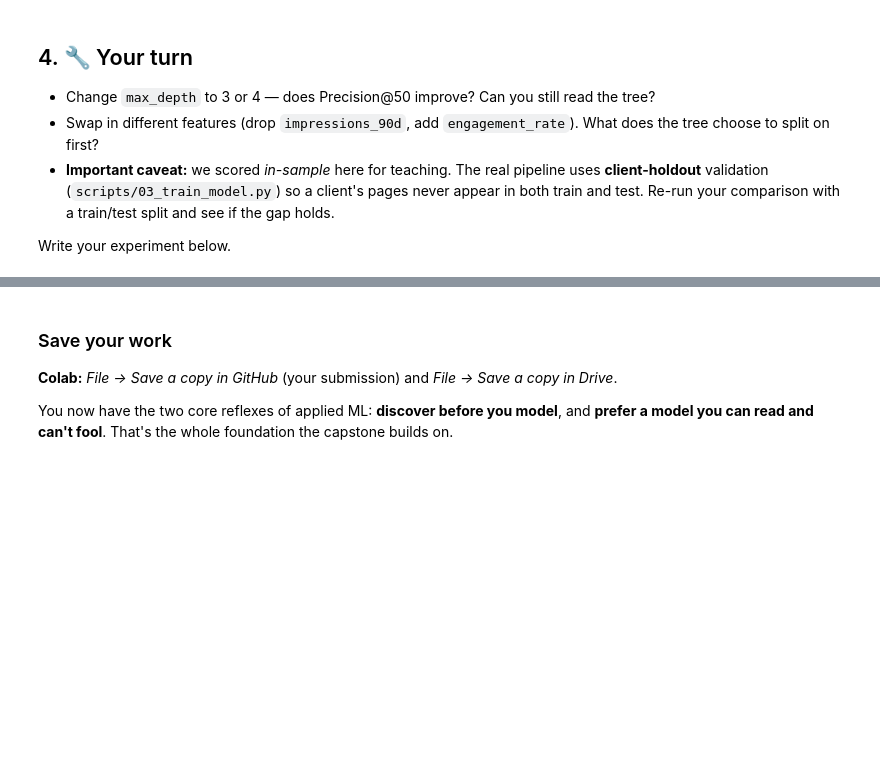
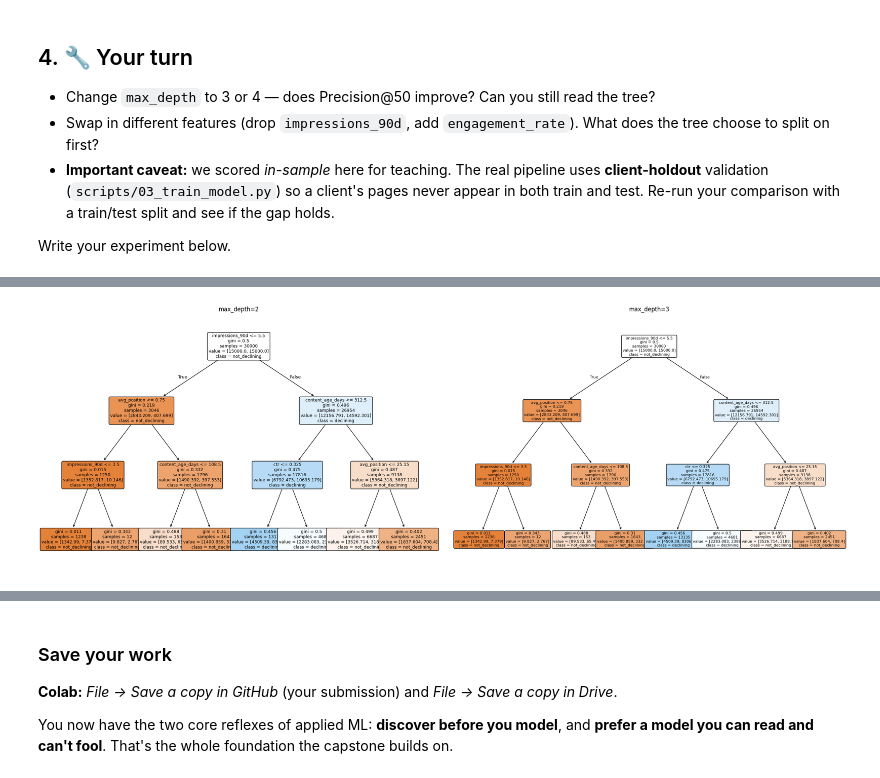
Before and after one commit to imatiq/ML_Internship, a Jupyter notebook: notebooks/02_your_first_readable_model.ipynb, the cells around one changed output, grey strips where cells are left out. Saved outputs shown, nothing was run; the diff lists cells and outputs as text; code cells hidden in the pictures; blank space fills up the shorter version.

```diff
--- a/notebooks/02_your_first_readable_model.ipynb
+++ b/notebooks/02_your_first_readable_model.ipynb
@@ -104,0 +223,15 @@ Write your experiment below.
+# %%
+fig, axes = plt.subplots(1, 2, figsize=(24, 8))
+
+plot_tree(tree, feature_names=features, class_names=["not_declining", "declining"],
+          filled=True, rounded=True, fontsize=9, ax=axes[0])
+axes[0].set_title("max_depth=2")
+
+plot_tree(tree_d3, feature_names=features, class_names=["not_declining", "declining"],
+          filled=True, rounded=True, fontsize=8, ax=axes[1])
+axes[1].set_title("max_depth=3")
+
+plt.tight_layout()
+plt.show()
+# %% [output]
+[figure, added]
```
Also changed, not shown: parts of 24 cells of this notebook.
